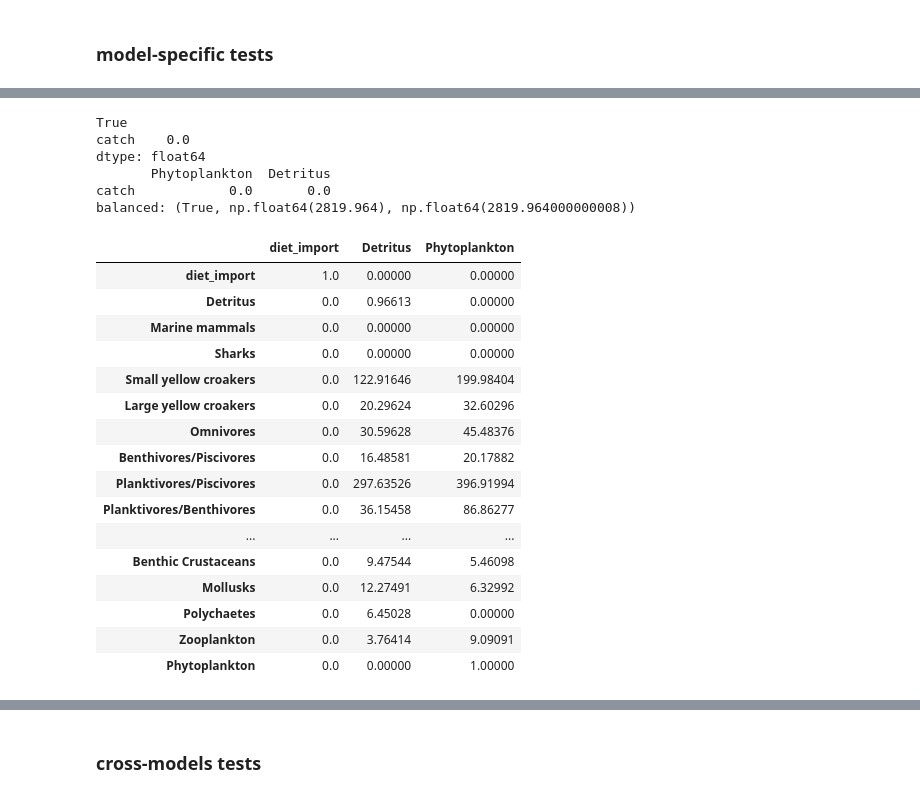
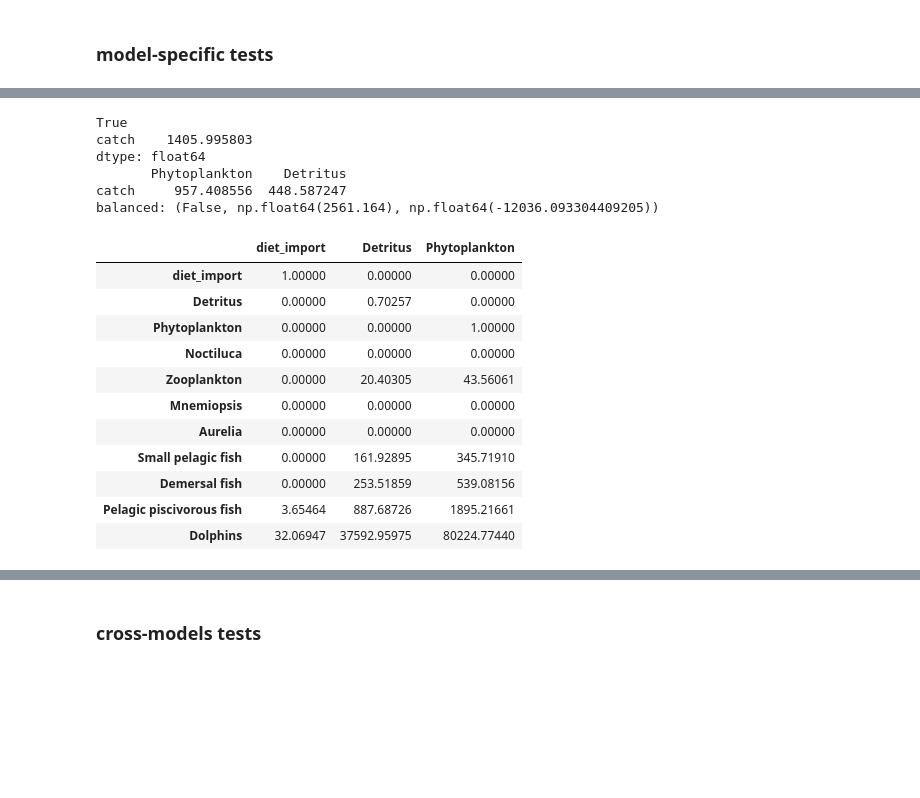
Before and after one commit to idocarmel1/PPREstimation, a Jupyter notebook: notebooks/tests.ipynb, the cells around one changed output, grey strips where cells are left out. Drawn from its saved outputs; the diff is of its cells as text; code cells hidden in the pictures; blank space fills up the shorter version.

```diff
--- a/notebooks/tests.ipynb
+++ b/notebooks/tests.ipynb
@@ -13,3 +13,20 @@ from pathlib import Path
 
 from PPRCalculator import PPRCalculator
 from ModelData import ModelData
+# %%
+# print model number, LME, and country of all files:
+ewe_dir = Path('../real_models/EwE_jsons')
+model_files = sorted(ewe_dir.glob('*.json'))
+
+balanced_models = []
+not_balanced = []
+
+for f in model_files:
+    try:
+        model_number = int(f.name.split('_')[0])
+        self = PPRCalculator(model_number)
+        balanced = self.is_model_balanced()[0]
+        if int(self.get_model().lme) == 62:
+            print(f'LME: {self.get_model().lme} | {f.name} | balanced: {balanced} |')
+    except:
+        continue
@@ -176,35 +212,31 @@ sppr
 # %%
-sppr, A, L = self.SPPR_new(TE=None, TE_option='TE', collapse_det=False, fix_EE_0_cases=True)
+sppr, A, L = self.SPPR_new(TE=None, TE_option='TE', collapse_det=None, fix_EE_0_cases=False, det_collapse_mode='never')
 sppr, A, L = PPRCalculator.rename_results([sppr, A, L], self.seq2name)
 print(self.is_model_balanced()[0])
 print(self.get_PPR(sppr, only_inner=True, only_pp=False).sum(axis=1))
 print(self.get_PPR(sppr, only_inner=True, only_pp=False).rename(columns=self.seq2name))
 print(f'balanced: {self.is_sppr_balanced(sppr)}')
 sppr.round(5)
+# sppr.round(5).sum(axis=1)
 # %% [output]
 True
-catch    0.0
+catch    1405.995803
 dtype: float64
-       Phytoplankton  Detritus
-catch            0.0       0.0
-balanced: (True, np.float64(2819.964), np.float64(2819.964000000008))
+       Phytoplankton    Detritus
+catch     957.408556  448.587247
+balanced: (False, np.float64(2561.164), np.float64(-12036.093304409205))
 |  | diet_import | Detritus | Phytoplankton |
-| diet_import | 1.0 | 0.00000 | 0.00000 |
-| Detritus | 0.0 | 0.96613 | 0.00000 |
-| Marine mammals | 0.0 | 0.00000 | 0.00000 |
-| Sharks | 0.0 | 0.00000 | 0.00000 |
-| Small yellow croakers | 0.0 | 122.91646 | 199.98404 |
-| Large yellow croakers | 0.0 | 20.29624 | 32.60296 |
-| Omnivores | 0.0 | 30.59628 | 45.48376 |
-| Benthivores/Piscivores | 0.0 | 16.48581 | 20.17882 |
-| Planktivores/Piscivores | 0.0 | 297.63526 | 396.91994 |
-| Planktivores/Benthivores | 0.0 | 36.15458 | 86.86277 |
-| ... | ... | ... | ... |
-| Benthic Crustaceans | 0.0 | 9.47544 | 5.46098 |
-| Mollusks | 0.0 | 12.27491 | 6.32992 |
-| Polychaetes | 0.0 | 6.45028 | 0.00000 |
-| Zooplankton | 0.0 | 3.76414 | 9.09091 |
-| Phytoplankton | 0.0 | 0.00000 | 1.00000 |
+| diet_import | 1.00000 | 0.00000 | 0.00000 |
+| Detritus | 0.00000 | 0.70257 | 0.00000 |
+| Phytoplankton | 0.00000 | 0.00000 | 1.00000 |
+| Noctiluca | 0.00000 | 0.00000 | 0.00000 |
+| Zooplankton | 0.00000 | 20.40305 | 43.56061 |
+| Mnemiopsis | 0.00000 | 0.00000 | 0.00000 |
+| Aurelia | 0.00000 | 0.00000 | 0.00000 |
+| Small pelagic fish | 0.00000 | 161.92895 | 345.71910 |
+| Demersal fish | 0.00000 | 253.51859 | 539.08156 |
+| Pelagic piscivorous fish | 3.65464 | 887.68726 | 1895.21661 |
+| Dolphins | 32.06947 | 37592.95975 | 80224.77440 |
 # %%
 sppr, A, L = self.SPPR_2015(only_pp_det=True)
 sppr, A, L = PPRCalculator.rename_results([sppr, A, L], self.seq2name)
```
Also changed, not shown: parts of 9 cells of this notebook, 7 other files.
